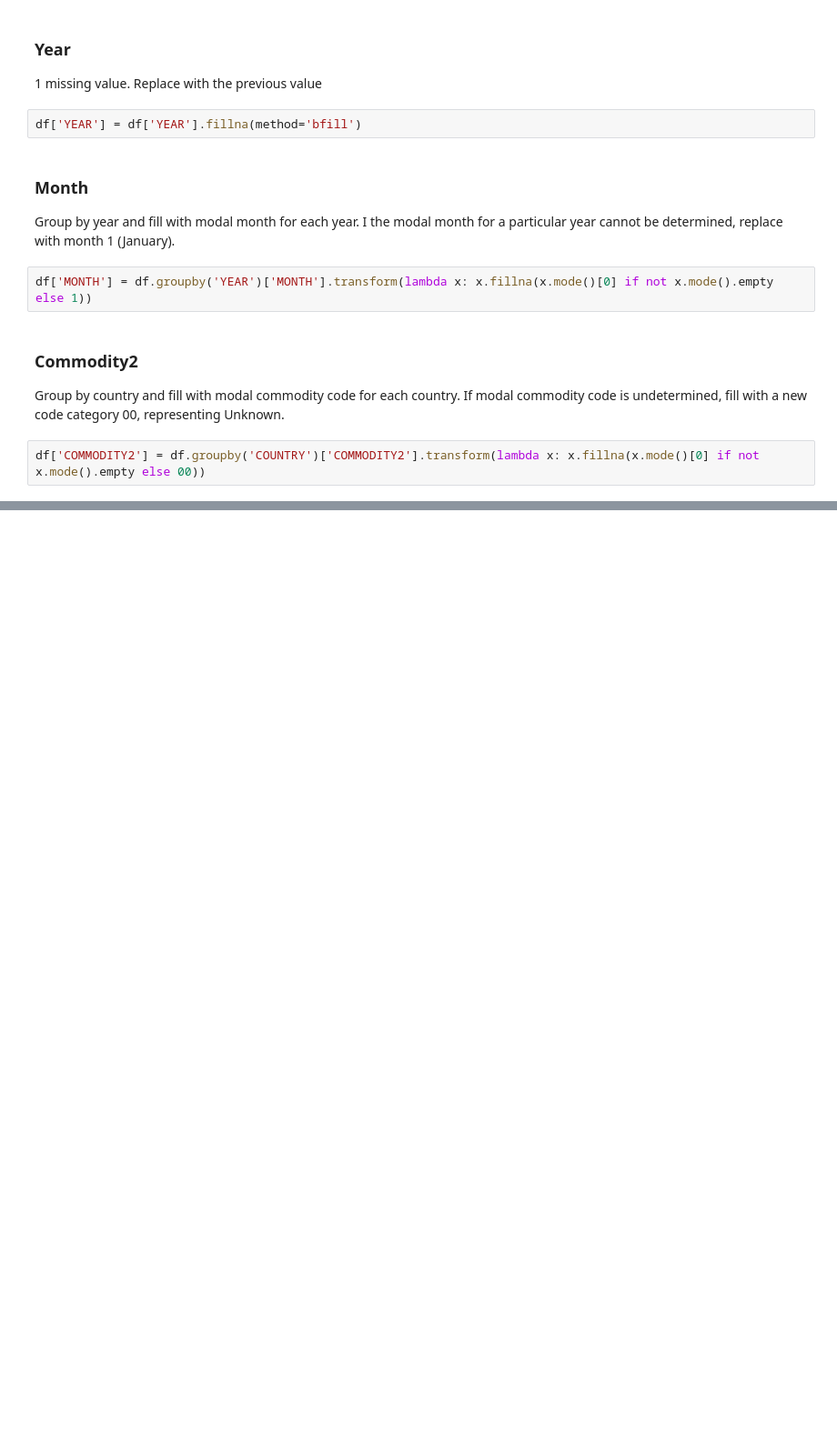
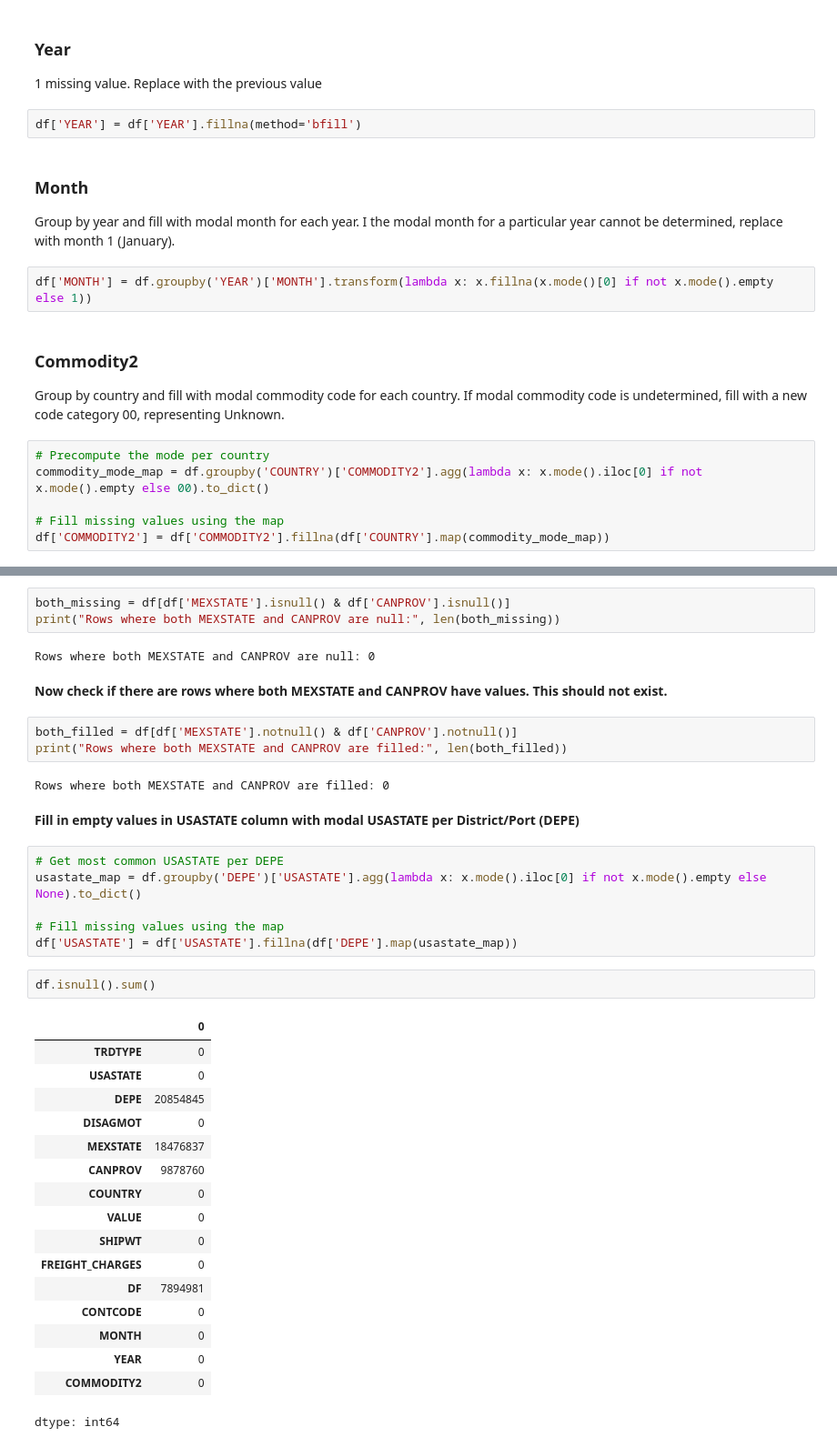
Before and after one commit to dspselorm/transborder-freight-analysis, a Jupyter notebook: TransBorder_Analysis_Project.ipynb, the cells around one changed output, grey strips where cells are left out. Shown at 91% size. Drawn from its saved outputs; the diff is of its cells as text; blank space fills up the shorter version.

```diff
--- a/TransBorder_Analysis_Project.ipynb
+++ b/TransBorder_Analysis_Project.ipynb
@@ -468,4 +472,8 @@ df['MONTH'] = df.groupby('YEAR')['MONTH'].transform(lambda x: x.fillna(x.mode()[
 ### **Commodity2**
 Group by country and fill with modal commodity code for each country. If modal commodity code is undetermined, fill with a new code category 00, representing Unknown.
 # %%
-df['COMMODITY2'] = df.groupby('COUNTRY')['COMMODITY2'].transform(lambda x: x.fillna(x.mode()[0] if not x.mode().empty else 00))
+# Precompute the mode per country
+commodity_mode_map = df.groupby('COUNTRY')['COMMODITY2'].agg(lambda x: x.mode().iloc[0] if not x.mode().empty else 00).to_dict()
+
+# Fill missing values using the map
+df['COMMODITY2'] = df['COMMODITY2'].fillna(df['COUNTRY'].map(commodity_mode_map))
@@ -471,0 +493,40 @@ df['COMMODITY2'] = df.groupby('COUNTRY')['COMMODITY2'].transform(lambda x: x.fil
+# %%
+both_missing = df[df['MEXSTATE'].isnull() & df['CANPROV'].isnull()]
+print("Rows where both MEXSTATE and CANPROV are null:", len(both_missing))
+# %% [output]
+Rows where both MEXSTATE and CANPROV are null: 0
+# %% [markdown]
+**Now check if there are rows where both MEXSTATE and CANPROV have values. This should not exist.**
+# %%
+both_filled = df[df['MEXSTATE'].notnull() & df['CANPROV'].notnull()]
+print("Rows where both MEXSTATE and CANPROV are filled:", len(both_filled))
+# %% [output]
+Rows where both MEXSTATE and CANPROV are filled: 0
+# %% [markdown]
+**Fill in empty values in USASTATE column with modal USASTATE per District/Port  (DEPE)**
+# %%
+# Get most common USASTATE per DEPE
+usastate_map = df.groupby('DEPE')['USASTATE'].agg(lambda x: x.mode().iloc[0] if not x.mode().empty else None).to_dict()
+
+# Fill missing values using the map
+df['USASTATE'] = df['USASTATE'].fillna(df['DEPE'].map(usastate_map))
+# %%
+df.isnull().sum()
+# %% [output]
+|  | 0 |
+| TRDTYPE | 0 |
+| USASTATE | 0 |
+| DEPE | 20854845 |
+| DISAGMOT | 0 |
+| MEXSTATE | 18476837 |
+| CANPROV | 9878760 |
+| COUNTRY | 0 |
+| VALUE | 0 |
+| SHIPWT | 0 |
+| FREIGHT_CHARGES | 0 |
+| DF | 7894981 |
+| CONTCODE | 0 |
+| MONTH | 0 |
+| YEAR | 0 |
+| COMMODITY2 | 0 |
+dtype: int64
```
Also changed, not shown: parts of 9 cells of this notebook.
